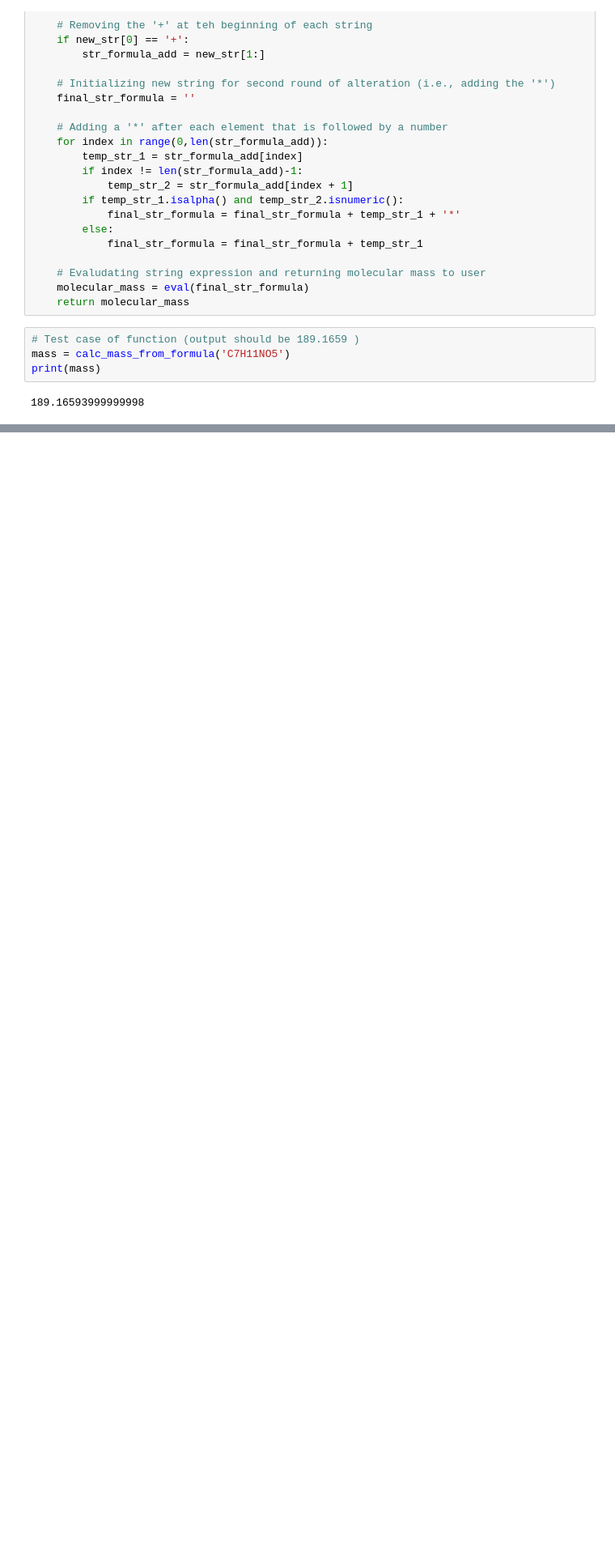
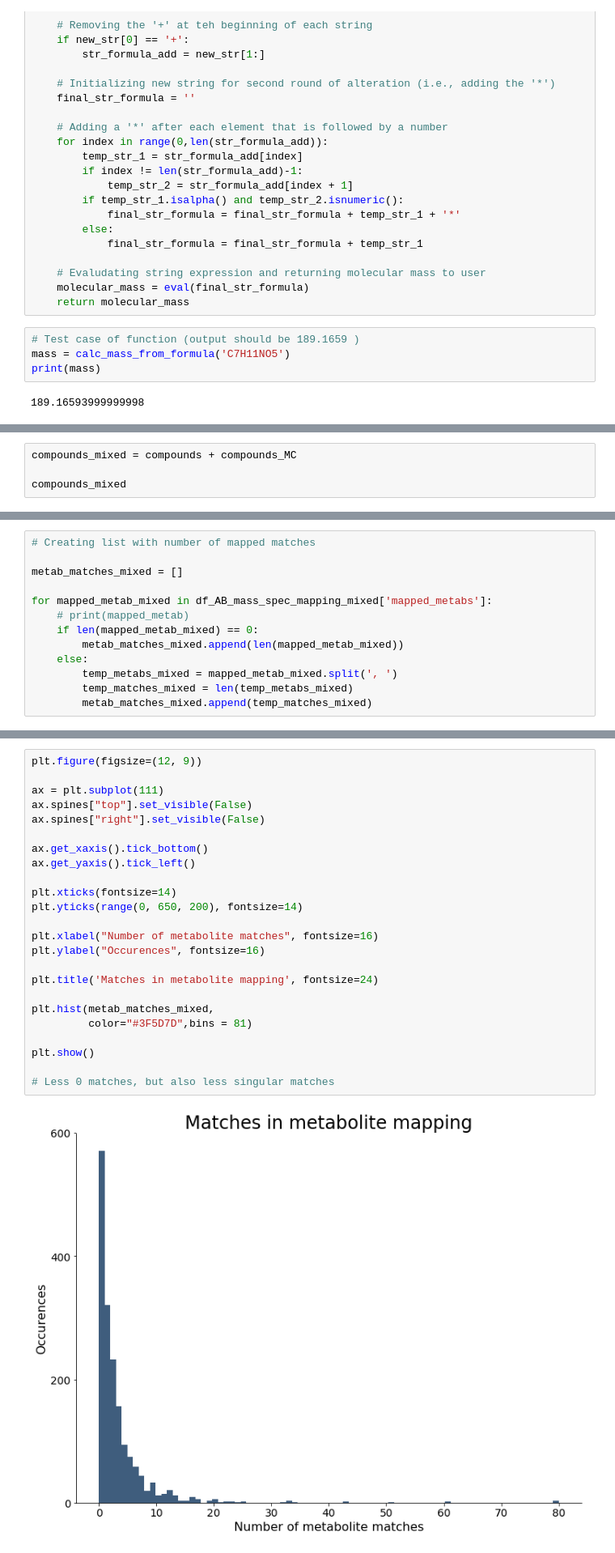
Before and after one commit to maalcantar/microbiome_metabolomics, a Jupyter notebook: Acinetobacter baumannii mass spec. mapping.ipynb, the cells around one changed output, grey strips where cells are left out. Shown at 81% size. Drawn from its saved outputs; the diff is of its cells as text; blank space fills up the shorter version.

```diff
--- a/Acinetobacter baumannii mass spec. mapping.ipynb
+++ b/Acinetobacter baumannii mass spec. mapping.ipynb
@@ -267,0 +468,4 @@ df_AB_mass_spec_mapping
+# %%
+compounds_mixed = compounds + compounds_MC
+
+compounds_mixed
@@ -267,0 +587,13 @@ df_AB_mass_spec_mapping
+# %%
+# Creating list with number of mapped matches
+
+metab_matches_mixed = []
+
+for mapped_metab_mixed in df_AB_mass_spec_mapping_mixed['mapped_metabs']:
+    # print(mapped_metab)
+    if len(mapped_metab_mixed) == 0:
+        metab_matches_mixed.append(len(mapped_metab_mixed))
+    else:
+        temp_metabs_mixed = mapped_metab_mixed.split(', ')
+        temp_matches_mixed = len(temp_metabs_mixed)
+        metab_matches_mixed.append(temp_matches_mixed)
@@ -267,0 +604,26 @@ df_AB_mass_spec_mapping
+# %%
+plt.figure(figsize=(12, 9))
+
+ax = plt.subplot(111)
+ax.spines["top"].set_visible(False)
+ax.spines["right"].set_visible(False)
+
+ax.get_xaxis().tick_bottom()
+ax.get_yaxis().tick_left()
+
+plt.xticks(fontsize=14)
+plt.yticks(range(0, 650, 200), fontsize=14)
+
+plt.xlabel("Number of metabolite matches", fontsize=16)
+plt.ylabel("Occurences", fontsize=16)
+
+plt.title('Matches in metabolite mapping', fontsize=24)
+
+plt.hist(metab_matches_mixed,
+         color="#3F5D7D",bins = 81)
+
+plt.show()
+
+# Less 0 matches, but also less singular matches
+# %% [output]
+[figure, added]
```
Also changed, not shown: parts of 29 cells of this notebook.
